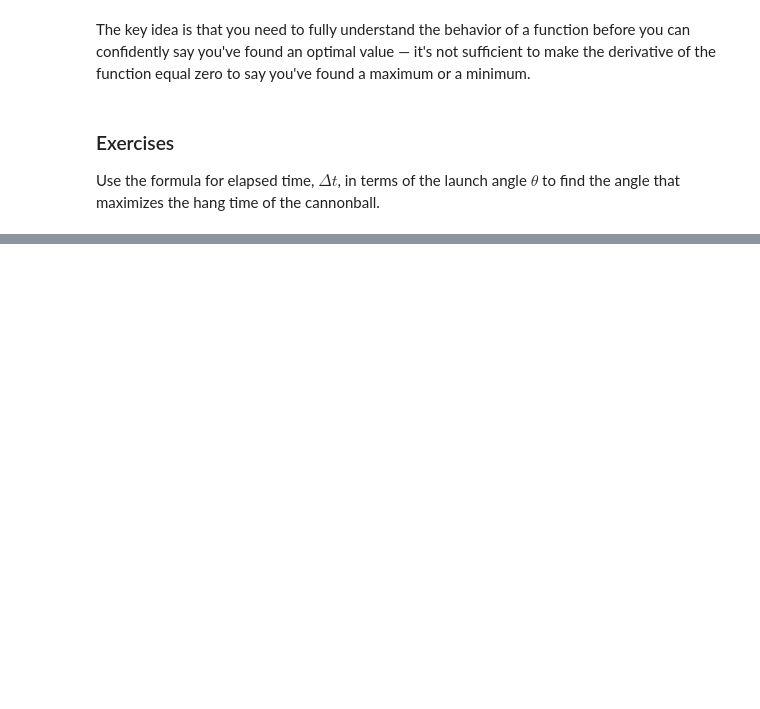
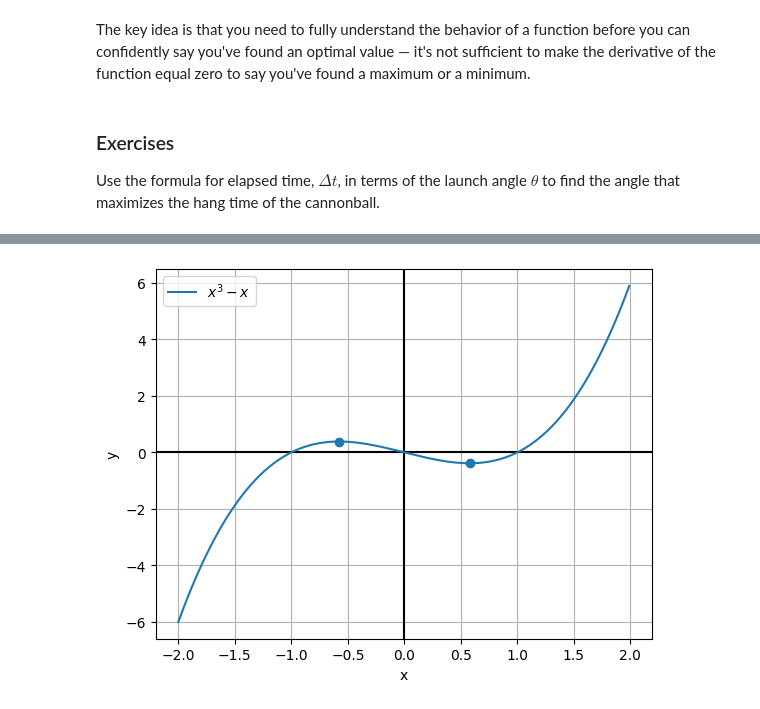
Before and after one commit to sergiofgonzalez/python-workbench, a Jupyter notebook: part_2-math/01_math-concepts/11_optimizing-physical-systems/11_optimizing-physical-systems.ipynb, the cells around one changed output, grey strips where cells are left out. Saved outputs shown, nothing was run; the diff lists cells and outputs as text; code cells hidden in the pictures; blank space fills up the shorter version.

```diff
--- a/part_2-math/01_math-concepts/11_optimizing-physical-systems/11_optimizing-physical-systems.ipynb
+++ b/part_2-math/01_math-concepts/11_optimizing-physical-systems/11_optimizing-physical-systems.ipynb
@@ -1310,0 +1433,27 @@ Use the formula for elapsed time, $ \Delta t $, in terms of the launch angle $ \
+# %%
+import matplotlib.pyplot as plt
+from math import sqrt
+import numpy as np
+
+
+def f(x):
+    """$ x^3 - x $"""
+    return x ** 3 - x
+
+fig, ax = plt.subplots()
+ax.grid(True)
+ax.set_xlabel("x")
+ax.set_ylabel("y")
+
+ax.axhline(y=0, color="k")
+ax.axvline(x=0, color="k")
+
+xs = np.arange(-2, 2, 0.01)
+ax.plot(xs, [f(x) for x in xs], label=f.__doc__)
+
+ax.scatter([-sqrt(1 / 3), sqrt(1 / 3)], [f(-sqrt(1 / 3)), f(sqrt(1 / 3))])
+
+ax.legend()
+plt.show()
+# %% [output]
+[figure, added]
```
Also changed, not shown: parts of 59 cells of this notebook, 10 other files.
